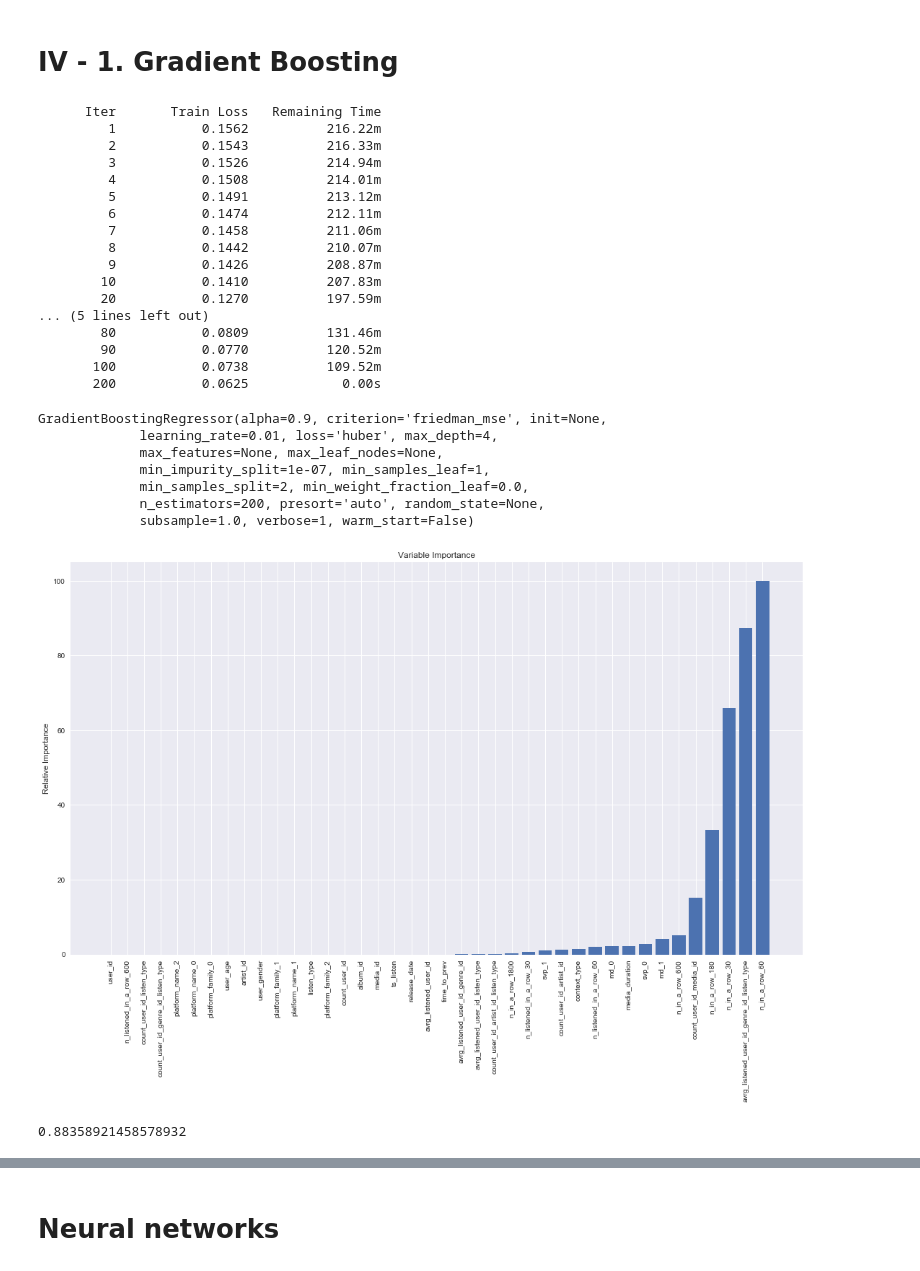
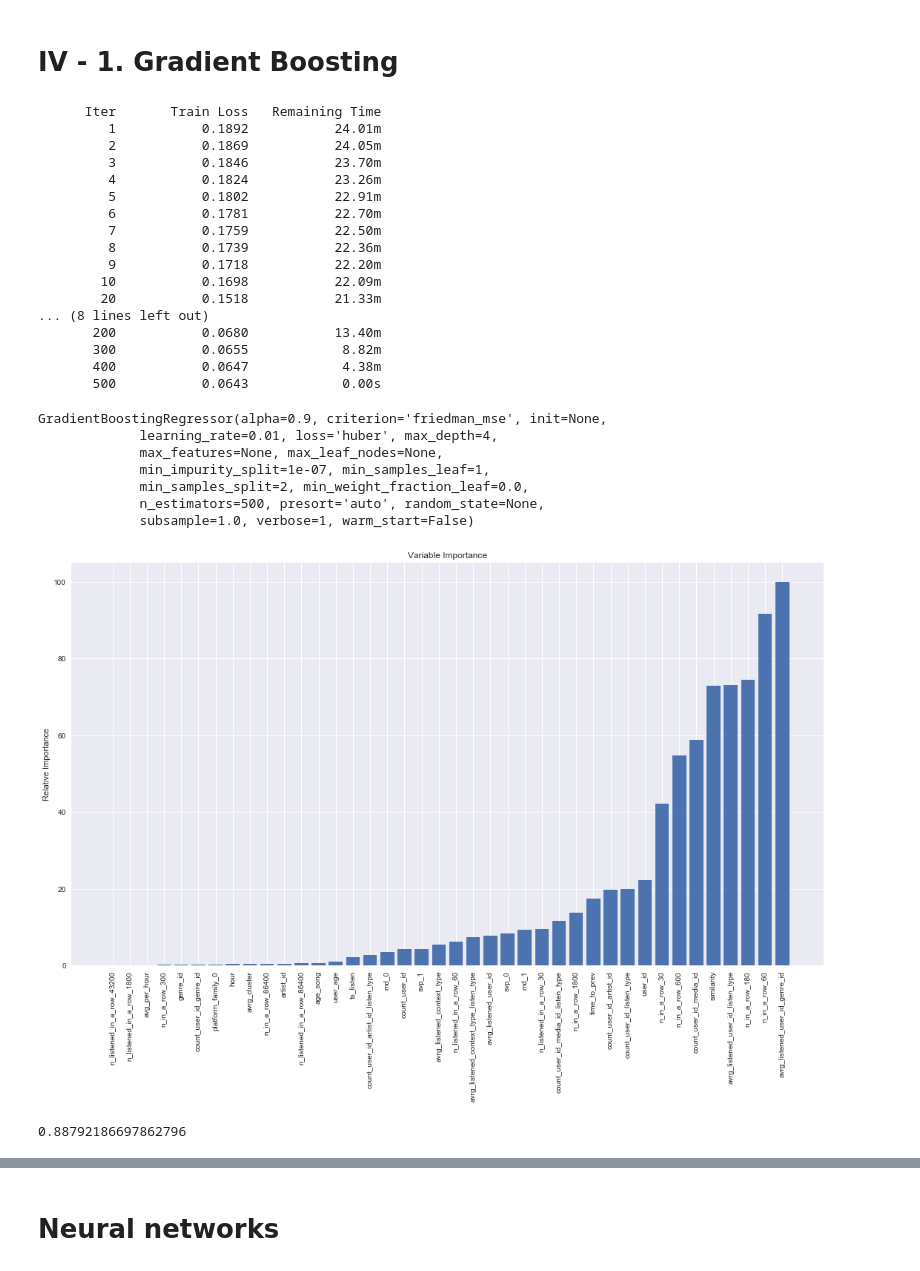
Before and after one commit to MarcSzafraniec/dsg17, a Jupyter notebook: DSG_qualifs.ipynb, the cells around one changed output, grey strips where cells are left out. Saved outputs shown, nothing was run; the diff lists cells and outputs as text; code cells hidden in the pictures.

Commit message:
Addedd clustering

```diff
--- a/DSG_qualifs.ipynb
+++ b/DSG_qualifs.ipynb
@@ -493,3 +556,10 @@ newtest = combined[len(target):]
+# %%
+newtest['cluster'] = (newtest['cluster'] - np.mean(newtrain2['cluster']))/np.std(newtrain2['cluster'])
+newtrain2['cluster'] = (newtrain2['cluster'] - np.mean(newtrain2['cluster']))/np.std(newtrain2['cluster'])
+newtest['avrg_cluster'] = (newtest['avrg_cluster'] - np.mean(newtrain2['avrg_cluster']))/np.std(newtrain2['avrg_cluster'])
+newtrain2['avrg_cluster'] = (newtrain2['avrg_cluster'] - np.mean(newtrain2['avrg_cluster']))/np.std(newtrain2['avrg_cluster'])
+# %%
+newtrain2.drop('is_listened', axis = 1, inplace = True)
 # %% [markdown]
 ## Remove elements with not enough values for flow and no flow
 # %% [markdown]
@@ -512,7 +582,7 @@ def importanceVisualisation(feature_importance, predictors, firstN = 40):
 <h1> IV - 1. Gradient Boosting </h1>
 # %%
 from sklearn import ensemble
-params = {'n_estimators': 200, 'max_depth': 4, 'min_samples_split': 2,
+params = {'n_estimators': 500, 'max_depth': 4, 'min_samples_split': 2,
           'learning_rate': 0.01, 'loss': 'huber', 'verbose':1}
 gbr = ensemble.GradientBoostingRegressor(**params)
 # %%
@@ -530,38 +604,38 @@ newtrainlight, newtestlight = newtrain[to_keep], newtest[to_keep]
 # %%
 # gbr.fit(newtrainlight.ix[index], target.ix[index])
-gbr.fit(newtrain, target)
+gbr.fit(newtrain2, target2)
 # %% [output]
       Iter       Train Loss   Remaining Time
-         1           0.1562          216.22m
-         2           0.1543          216.33m
-         3           0.1526          214.94m
-         4           0.1508          214.01m
-         5           0.1491          213.12m
-         6           0.1474          212.11m
-         7           0.1458          211.06m
-         8           0.1442          210.07m
-         9           0.1426          208.87m
-        10           0.1410          207.83m
-        20           0.1270          197.59m
-... (5 lines left out)
-        80           0.0809          131.46m
-        90           0.0770          120.52m
-       100           0.0738          109.52m
-       200           0.0625            0.00s
+         1           0.1892           24.01m
+         2           0.1869           24.05m
+         3           0.1846           23.70m
+         4           0.1824           23.26m
+         5           0.1802           22.91m
+         6           0.1781           22.70m
+         7           0.1759           22.50m
+         8           0.1739           22.36m
+         9           0.1718           22.20m
+        10           0.1698           22.09m
+        20           0.1518           21.33m
+... (8 lines left out)
+       200           0.0680           13.40m
+       300           0.0655            8.82m
+       400           0.0647            4.38m
+       500           0.0643            0.00s
 GradientBoostingRegressor(alpha=0.9, criterion='friedman_mse', init=None,
              learning_rate=0.01, loss='huber', max_depth=4,
              max_features=None, max_leaf_nodes=None,
              min_impurity_split=1e-07, min_samples_leaf=1,
              min_samples_split=2, min_weight_fraction_leaf=0.0,
-             n_estimators=200, presort='auto', random_state=None,
+             n_estimators=500, presort='auto', random_state=None,
              subsample=1.0, verbose=1, warm_start=False)
 # %%
-importanceVisualisation(gbr.feature_importances_, newtrain.columns)
+importanceVisualisation(gbr.feature_importances_, newtrain2.columns)
 # %% [output]
-[figure, old version]
+[figure, new version]
 # %%
 from sklearn.metrics import roc_auc_score
-roc_auc_score(target, gbr.predict(newtrain))
+roc_auc_score(target2, gbr.predict(newtrain2))
 # %% [output]
-0.88358921458578932
+0.88792186697862796
 # %%
```
Also changed, not shown: parts of 27 cells of this notebook.
